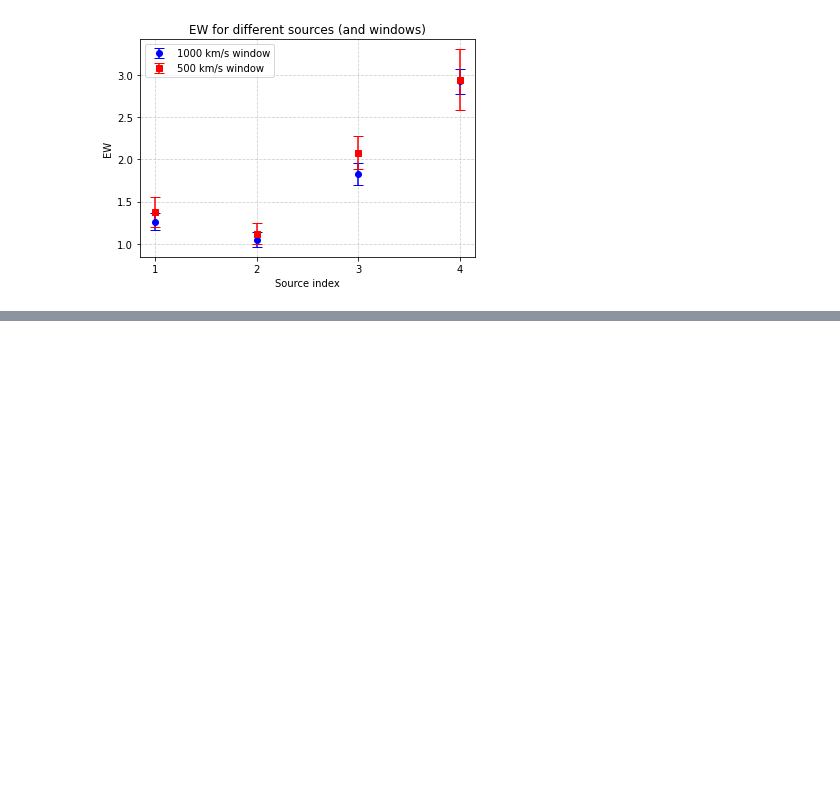
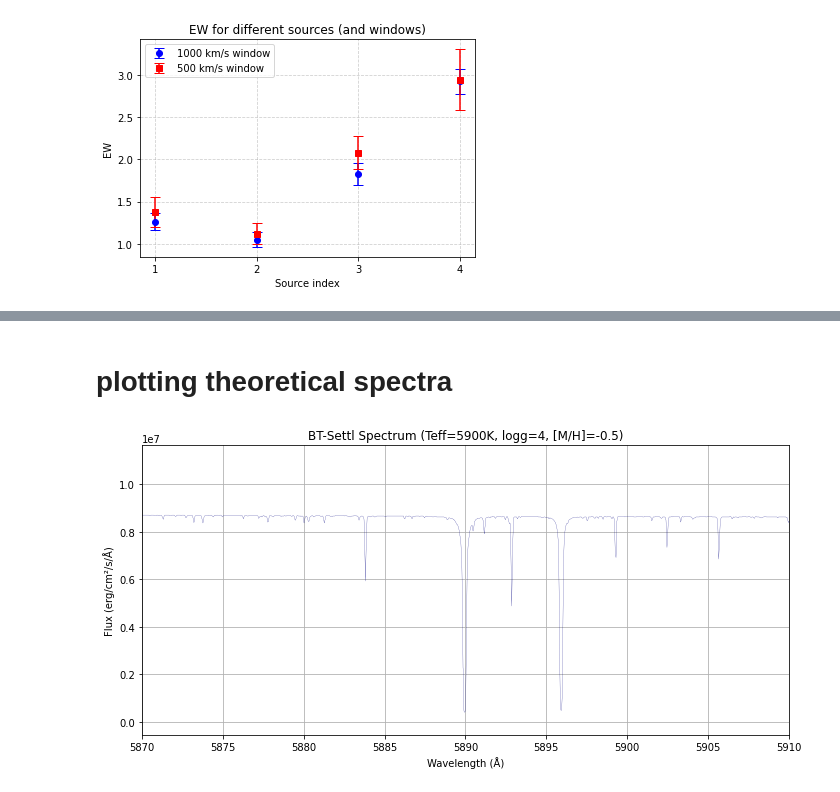
Before and after one commit to rita-png/extinction-ifs, a Jupyter notebook: cubes-Na.ipynb, the cells around one changed output, grey strips where cells are left out. Cells and saved outputs as stored; diff of their text form; code cells hidden in the pictures; blank space fills up the shorter version.

Commit message:
importing theoretical spectra

```diff
--- a/cubes-Na.ipynb
+++ b/cubes-Na.ipynb
@@ -628,0 +566,34 @@ plt.show()
+# %% [markdown]
+# plotting theoretical spectra
+# %%
+# Load data, skipping commented header lines
+wavelength = []
+flux = []
+
+with open("../DATA/teff5900_logg4_meta-0.5.txt", "r") as file:
+    for line in file:
+        if line.strip().startswith("#") or line.strip() == "":
+            continue
+        parts = line.split()
+        if len(parts) >= 2:
+            wavelength.append(float(parts[0]))
+            flux.append(float(parts[1]))
+
+# Convert to NumPy arrays for convenience
+wavelength = np.array(wavelength)
+flux = np.array(flux)
+
+
+# Plotting
+plt.figure(figsize=(10, 5))
+plt.plot(wavelength, flux, color='navy',linewidth=0.2)
+plt.title("BT-Settl Spectrum (Teff=5900K, logg=4, [M/H]=-0.5)")
+plt.xlabel("Wavelength (Å)")
+plt.ylabel("Flux (erg/cm²/s/Å)")
+plt.grid(True)
+plt.xlim(min(wave),max(wave))
+plt.xlim(na_rest-20,na_rest+20)
+plt.tight_layout()
+plt.show()
+# %% [output]
+[figure, added]
```
Also changed, not shown: parts of 24 cells of this notebook, 1 other file.
